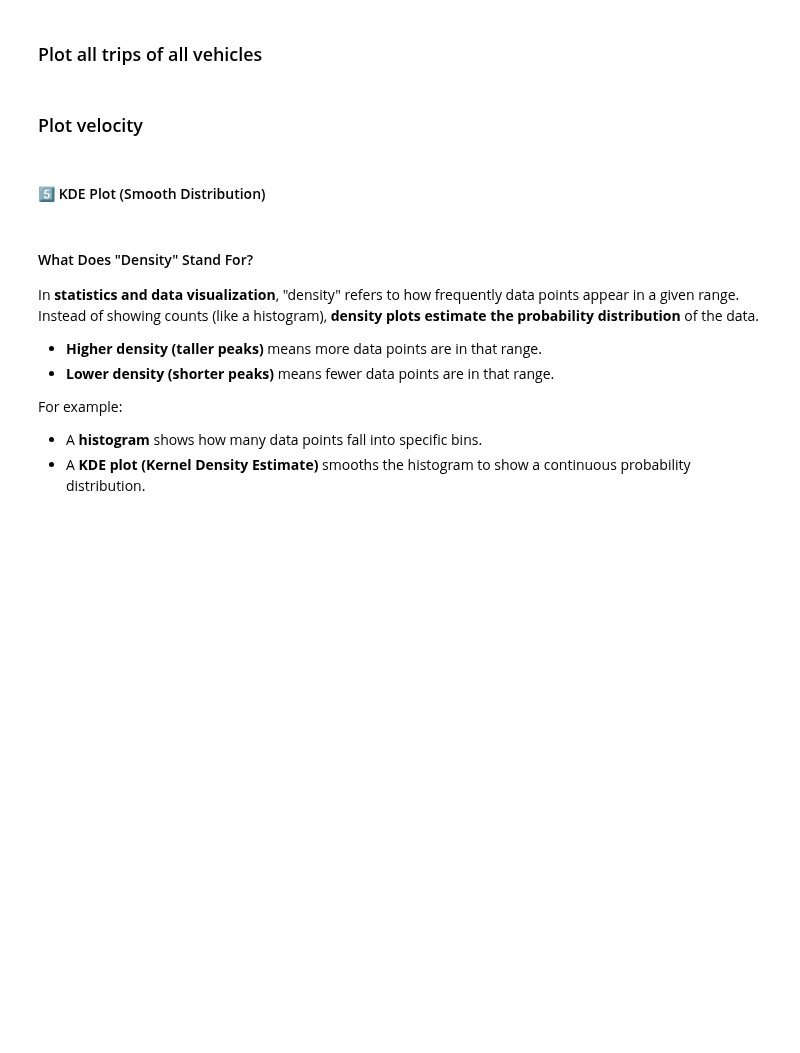
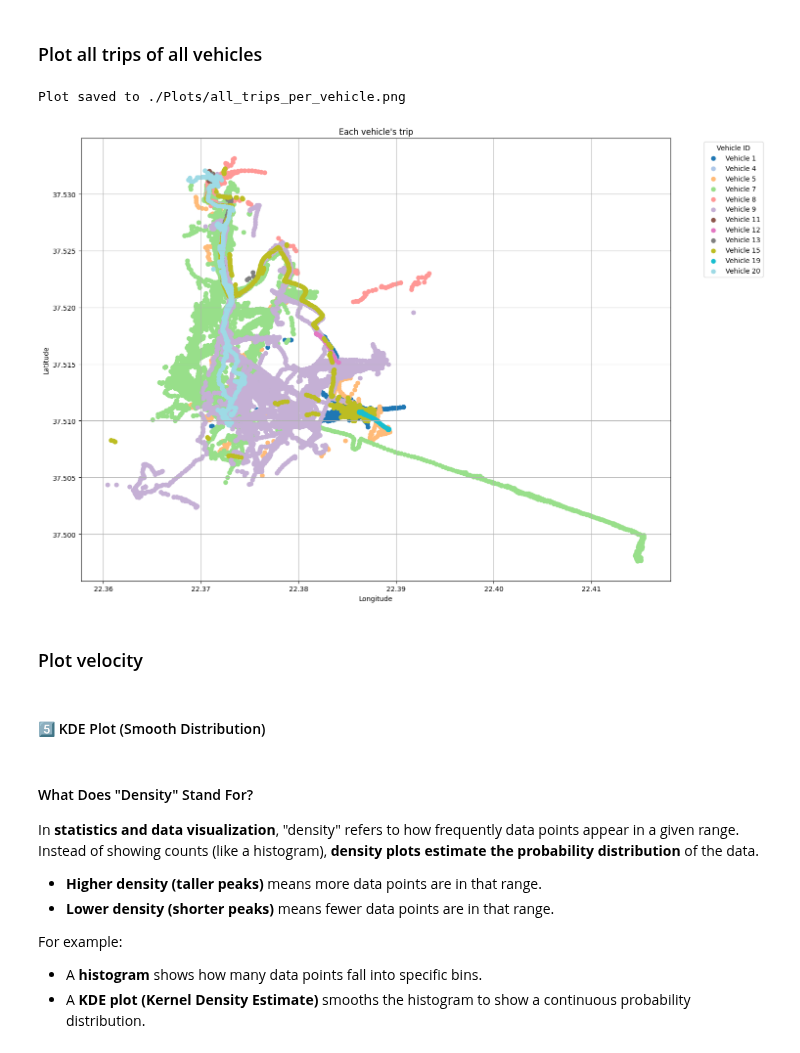
Before and after one commit to GeorgeStyl/Ptyxiaki-Repository, a Jupyter notebook: Python_Scripts/Data_Analysis/all_data_analysis.ipynb, the cells around one changed output. Cells and saved outputs as stored; diff of their text form; code cells hidden in the pictures; blank space fills up the shorter version.

```diff
--- a/Python_Scripts/Data_Analysis/all_data_analysis.ipynb
+++ b/Python_Scripts/Data_Analysis/all_data_analysis.ipynb
@@ -84,6 +92,11 @@ else:
 ## Update <u>PARAMETERS.json</u> with **current** date and time
 # %%
 if not SKIP_API_CALLS:
+    """
+    This block handles the process of loading and updating a JSON file ('PARAMETERS.json') by adding the current date and time
+    to the 'endDate' field in the 'snapshot_api' section. It performs file existence and size checks, as well as error handling
+    for loading and saving the file.
+    """
     print(Fore.YELLOW + "Cell skipped" + Style.RESET_ALL)
 else:
     file_path = "PARAMETERS.json"
@@ -612,6 +827,16 @@ print(f"The mean distance (excluding 0.0) is: {mean_distance_nonzero}")
 # %% [markdown]
 ### Plot all trips of all vehicles
 # %%
+"""
+Visualize the GPS points of all trips made by each vehicle on a scatter plot.
+
+- Retrieves unique vehicle IDs and assigns a unique color to each.
+- For each vehicle, filters the dataset and plots all its latitude-longitude points.
+- Adds axis labels, title, legend (positioned outside the main plot), and a grid.
+- Saves the resulting figure to the specified path as 'all_trips_per_vehicle.png'.
+"""
+
+
 # Generate a list of unique vehicle IDs
 vehicle_ids = merged_dfs['vehicleId'].unique()  # Get unique vehicle IDs from merged_dfs
 num_vehicles = len(vehicle_ids)
@@ -621,33 +846,36 @@ colors = cm.get_cmap('tab20', num_vehicles)  # Choose a colormap with sufficient
 plt.figure(figsize=(15, 10))
 plt.title('Each vehicle\'s trip')
 
 # Iterate through the unique vehicle IDs
 for i, vehicle_id in enumerate(vehicle_ids):
     # Filter the data for each vehicle ID
     vehicle_data = merged_dfs[merged_dfs['vehicleId'] == vehicle_id]
 
     # Assign a color for each vehicle
     color = colors(i)
 
     # Plot the data for the current vehicle
     plt.scatter(vehicle_data['lng'], vehicle_data['lat'], label=f'Vehicle {vehicle_id}', color=color)
 
 # Plot formatting
 plt.xlabel('Longitude')
 plt.ylabel('Latitude')
 plt.grid()
 plt.legend(title='Vehicle ID', bbox_to_anchor=(1.05, 1), loc='upper left')  # Add legend outside the plot
 plt.tight_layout()
 
 # Define the path to save the plot
 plot_save_path = os.path.join(PLOT_FOLDER_PATH, "all_trips_per_vehicle.png")
 
 # Save the plot
 plt.savefig(plot_save_path, bbox_inches='tight')
 print(f"Plot saved to {plot_save_path}")
 
 # Show the plot (optional, can be removed if not needed)
 plt.show()
+# %% [output]
+Plot saved to ./Plots/all_trips_per_vehicle.png
+[figure, added]
 # %% [markdown]
 ### Plot velocity
 # %% [markdown]
```
Also changed, not shown: parts of 22 cells of this notebook.
